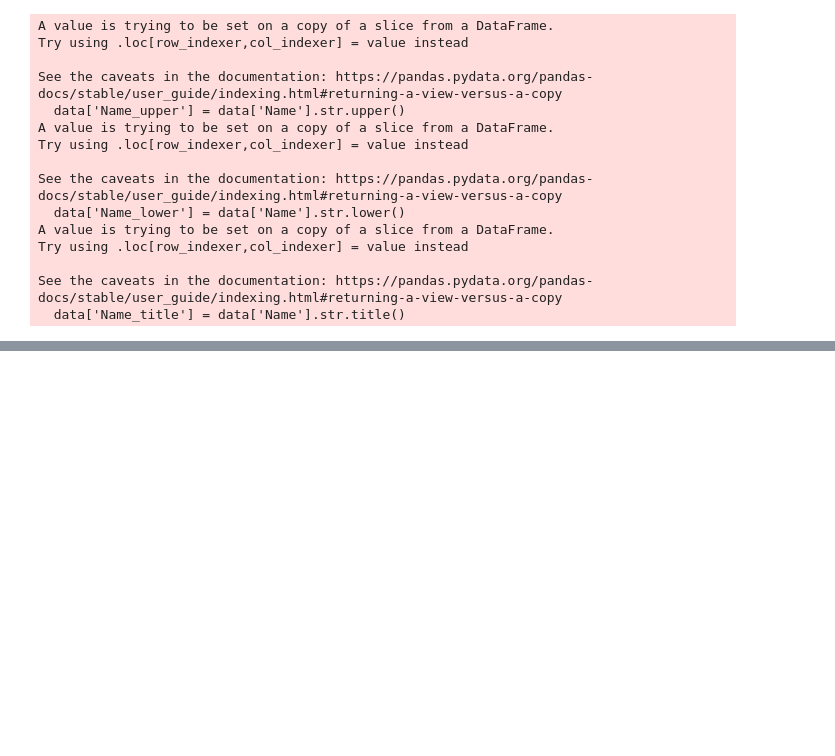
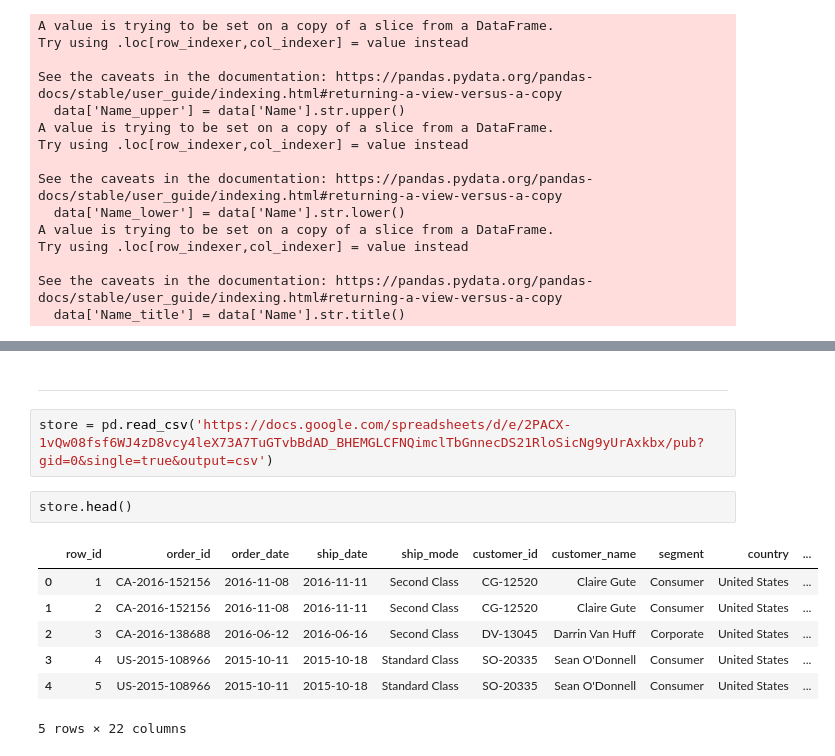
Before and after one commit to darmatri13/learning_git, a Jupyter notebook: Python_for_Data_Discovery.ipynb, the cells around one changed output, grey strips where cells are left out. Drawn from its saved outputs; the diff is of its cells as text; blank space fills up the shorter version.

```diff
--- a/Python_for_Data_Discovery.ipynb
+++ b/Python_for_Data_Discovery.ipynb
@@ -372,0 +464,14 @@ data.head()
+# %% [markdown]
+---
+# %%
+store = pd.read_csv('https://docs.google.com/spreadsheets/d/e/2PACX-1vQw08fsf6WJ4zD8vcy4leX73A7TuGTvbBdAD_BHEMGLCFNQimclTbGnnecDS21RloSicNg9yUrAxkbx/pub?gid=0&single=true&output=csv')
+# %%
+store.head()
+# %% [output]
+|  | row_id | order_id | order_date | ship_date | ship_mode | customer_id | customer_name | segment | country | ... |
+| 0 | 1 | CA-2016-152156 | 2016-11-08 | 2016-11-11 | Second Class | CG-12520 | Claire Gute | Consumer | United States | ... |
+| 1 | 2 | CA-2016-152156 | 2016-11-08 | 2016-11-11 | Second Class | CG-12520 | Claire Gute | Consumer | United States | ... |
+| 2 | 3 | CA-2016-138688 | 2016-06-12 | 2016-06-16 | Second Class | DV-13045 | Darrin Van Huff | Corporate | United States | ... |
+| 3 | 4 | US-2015-108966 | 2015-10-11 | 2015-10-18 | Standard Class | SO-20335 | Sean O'Donnell | Consumer | United States | ... |
+| 4 | 5 | US-2015-108966 | 2015-10-11 | 2015-10-18 | Standard Class | SO-20335 | Sean O'Donnell | Consumer | United States | ... |
+5 rows × 22 columns
```
Also changed, not shown: parts of 13 cells of this notebook.
